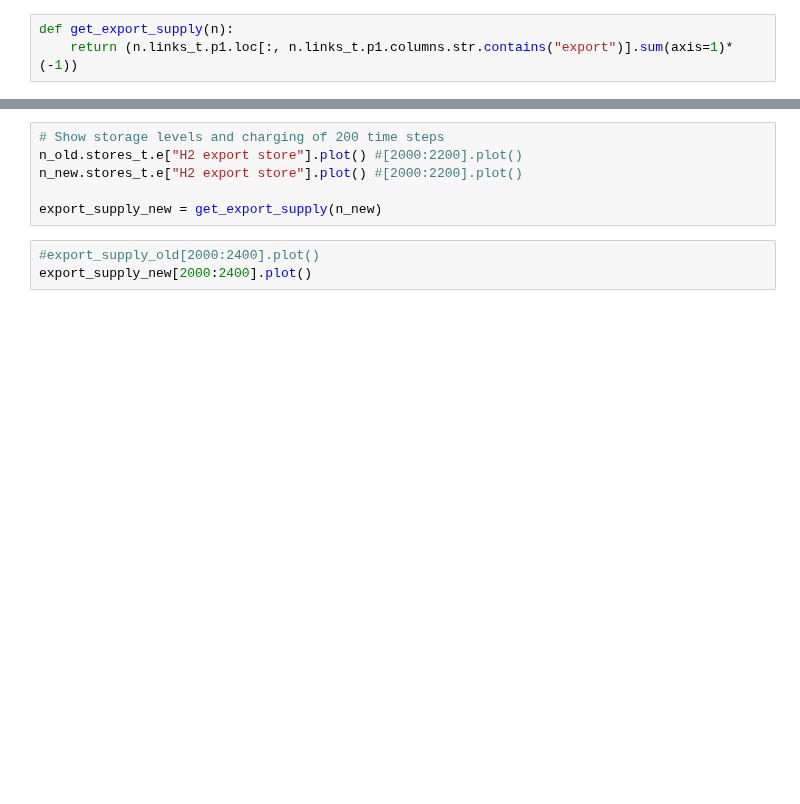
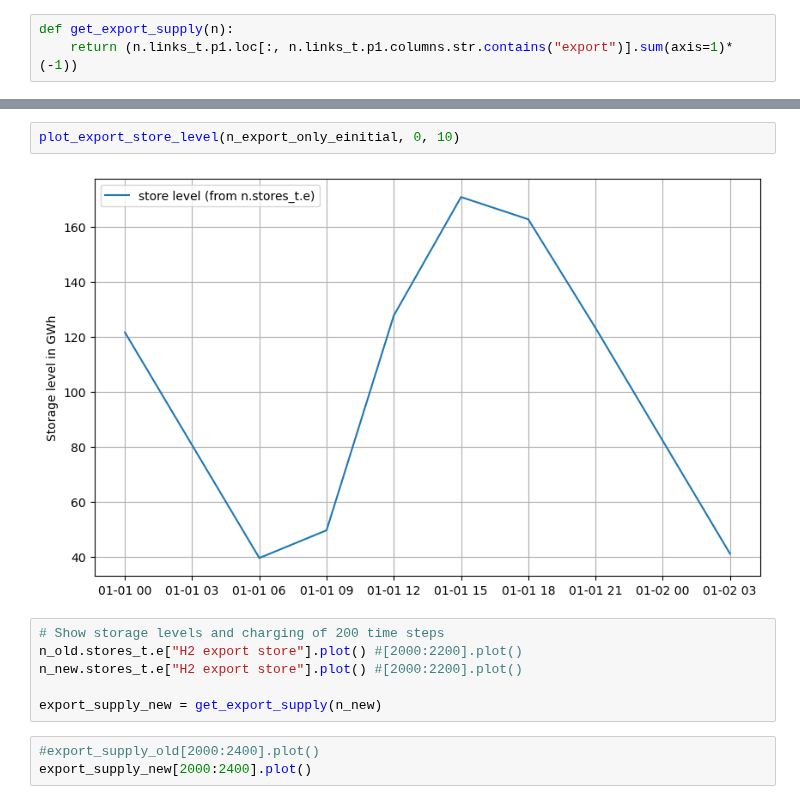
Before and after one commit to energyLS/aldehyde, a Jupyter notebook: workflow/notebooks/check_hypothesis.ipynb, the cells around one changed output, grey strips where cells are left out. Drawn from its saved outputs; the diff is of its cells as text; blank space fills up the shorter version.

```diff
--- a/workflow/notebooks/check_hypothesis.ipynb
+++ b/workflow/notebooks/check_hypothesis.ipynb
@@ -40,3 +116,7 @@ def get_export_supply(n):
+# %%
+plot_export_store_level(n_export_only_einitial, 0, 10)
+# %% [output]
+[figure, added]
 # %%
 # Show storage levels and charging of 200 time steps
 n_old.stores_t.e["H2 export store"].plot() #[2000:2200].plot()
```
Also changed, not shown: parts of 17 cells of this notebook.
